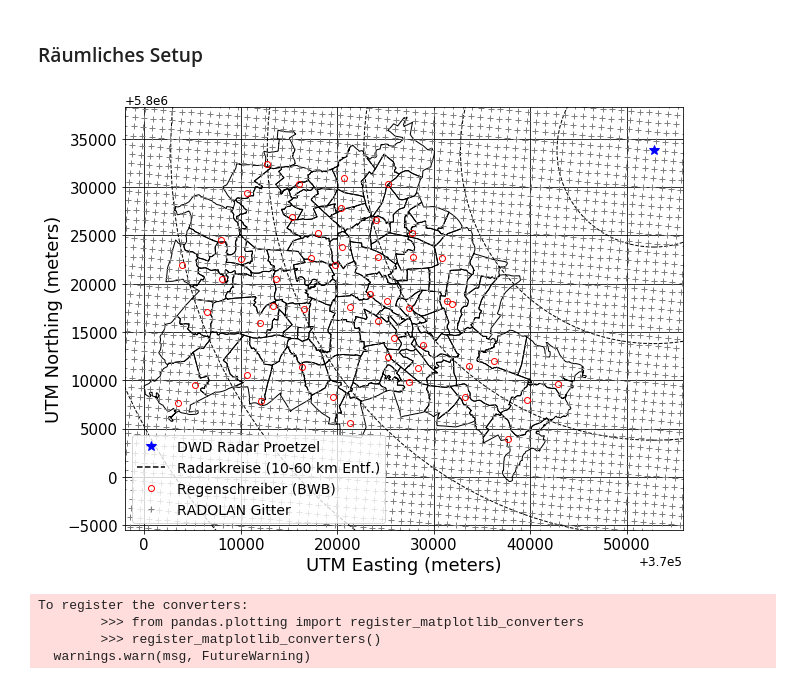
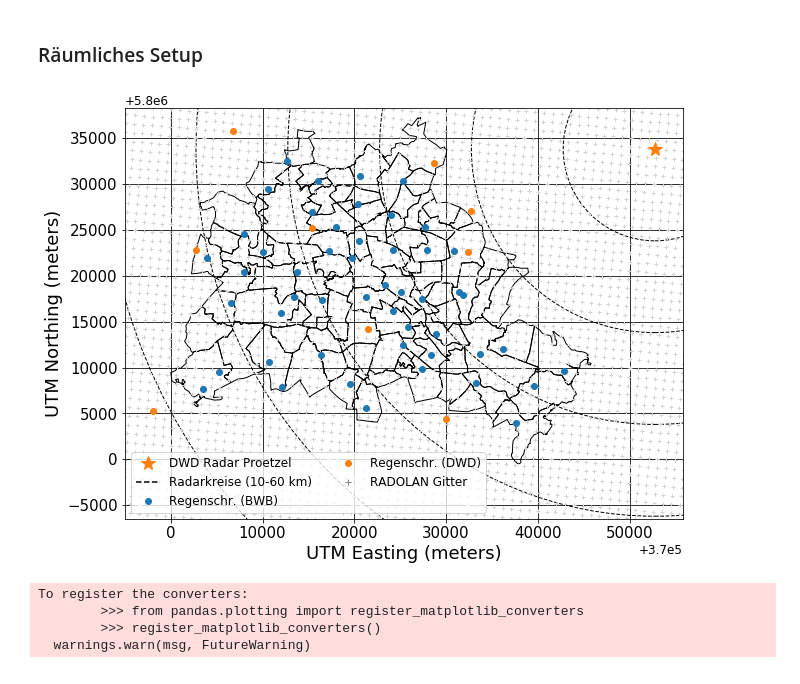
Before and after one commit to heistermann/rain-in-berlin, a Jupyter notebook: berlin_reanalysis-2019.ipynb, the cells around one changed output. Cells and saved outputs as stored; diff of their text form; code cells hidden in the pictures.

```diff
--- a/berlin_reanalysis-2019.ipynb
+++ b/berlin_reanalysis-2019.ipynb
@@ -133,0 +144,31 @@ gauges.loc[["03.08", "06.12", "12.11", "14.01"], col] = True
+# %%
+dwdg = dwdg[(dwdg.state=="Brandenburg") | (dwdg.state=="Berlin")]
+dwdg = dwdg[(dwdg.x>bbox[0]-5000) & (dwdg.x<bbox[1]) & (dwdg.y>bbox[2]) & (dwdg.y<bbox[3])]
+# %%
+dwd = None
+for id in dwdg.id:
+    idstr = "%05d" % id
+    print(idstr, end="")
+    tmpf = os.path.join("/media/x/data/dwdopendata/gauges/10mins/dwd_prec_10min_%s.txt" % idstr)
+    try:
+        tmp = pd.read_csv(tmpf, sep=";", na_values=[-999,-999.])
+    except FileNotFoundError:
+        print("...not found.")
+        dwdg = dwdg[dwdg.id != id]
+        continue
+    tmp.datetime = pd.to_datetime(tmp.datetime)
+    tmp = tmp.set_index("datetime")
+    tmp = tmp["2019-06-06":"2019-08-04"]
+    tmp.depth = tmp.depth.astype("f4")
+    if np.all(np.isnan(np.array(tmp.depth))):
+        print("...just NaN.")
+        dwdg = dwdg[dwdg.id != id]
+        continue
+    print("")
+    if dwd is None:
+        dwd = tmp["depth"]
+    else:
+        #dwd = pd.merge(dwd,tmp, how='inner', left_index=True, right_index=True)
+        dwd = pd.concat([dwd,tmp["depth"]], join='outer', axis=1)
+dwd.columns = dwdg.id
+dwdg = dwdg.set_index("id")
@@ -144,9 +197,9 @@ yoffset = 5800000
 ax = fig.add_subplot(111, aspect="equal")
 #pm = plt.pcolormesh(x_rw, y_rw, np.ones((900,900)),
 #                    facecolor="None", edgecolor="grey", cmap=plt.cm.gist_gray, vmax=1, linewidth=0.1)
-plt.plot(x_rw, y_rw, "k+", color="gray")
+plt.plot(x_rw, y_rw, "k+", color="lightgray", ms=4)
 site_xy = wradlib.georef.reproject(site, projection_target=proj)
-plt.plot(site_xy[0], site_xy[1], "b*", ms=10, label="DWD Radar Proetzel")
+plt.plot(site_xy[0], site_xy[1], "b*", ms=14, mfc="tab:orange", mec="tab:orange", label="DWD Radar Proetzel")
 for rad in np.arange(1,7)*10000:
     circle = plt.Circle(site_xy[0:2], radius=rad, facecolor="None", edgecolor="black", ls="dashed")
     ax.add_artist(circle)
@@ -155,38 +208,39 @@ for rad in np.arange(1,7)*10000:
 #                               angles=[90], proj=proj,
 #                               line=dict(color='none'),
 #                               circle={'edgecolor': 'blue', "linewidth": 1., "linestyle":"-"})
-ax.plot([], [], ms=0, color="black", ls="--", label="Radarkreise (10-60 km Entf.)")
+ax.plot([], [], ms=0, color="black", ls="--", label="Radarkreise (10-60 km)")
 #cb = plt.colorbar(pm, shrink=0.5)
 wradlib.vis.add_lines(ax, borders, color='black', lw=1)
-plt.plot(gauges.x, gauges.y, "go", markerfacecolor="None", mec="red", label="Regenschreiber (BWB)")
+plt.plot(gauges.x, gauges.y, "go", markerfacecolor="tab:blue", mec="tab:blue", label="Regenschr. (BWB)")
+plt.plot(dwdg.x, dwdg.y, "go", markerfacecolor="tab:orange", mec="tab:orange", label="Regenschr. (DWD)")
 #for i in range(len(gauges)):
 #    plt.text(gauges.x[i], gauges.y[i], gauges.name[i][:5], horizontalalignment="left", color="red")
 
 
 
 #for i in range(len(gauges)):
 #    color = "red"
 #    if gauges.veg[i]=="geprüft":
 #        color="white"
 #    plt.text(gauges.x[i], gauges.y[i], "%d" % gageprec[i],
 #             horizontalalignment='center', verticalalignment='center', color=color, fontsize=12)
 plt.grid(color="black")
 plt.xlabel("UTM Easting (meters)", fontsize=18)
 plt.ylabel("UTM Northing (meters)", fontsize=18)
 bufr = 10000
 plt.xlim(bbox[0]-2000, bbox[1]+10000)
-plt.ylim(bbox[2]-5000, bbox[3]+1000)
+plt.ylim(bbox[2]-6000, bbox[3]+1000)
 ax.tick_params(labelsize=15)
 ax.plot([], [], "k+", color="gray", label="RADOLAN Gitter")
 
 plt.ticklabel_format(axis="x", useOffset=xoffset)
 plt.ticklabel_format(axis="y", useOffset=yoffset)
-plt.legend(loc="lower left", fontsize=14)
+plt.legend(loc="lower left", fontsize=12, ncol=2)
 #plt.title("DX")
 
 plt.savefig("docs/events/setup.png", dpi=300, bbox_inches="tight")
 # %% [output]
-[figure, old version]
+[figure, new version]
 # %%
 starts = ["2019-06-06 12:00:00", "2019-06-11 19:00:00", "2019-07-20 19:00:00", "2019-07-29 14:00:00", "2019-07-31 16:00:00", "2019-08-02 13:00:00"]
 ends   = ["2019-06-06 21:00:00", "2019-06-12 03:00:00", "2019-07-21 00:00:00", "2019-07-29 18:00:00", "2019-07-31 20:00:00", "2019-08-02 17:00:00"]
```
Also changed, not shown: parts of 17 cells of this notebook, 14 other files.
